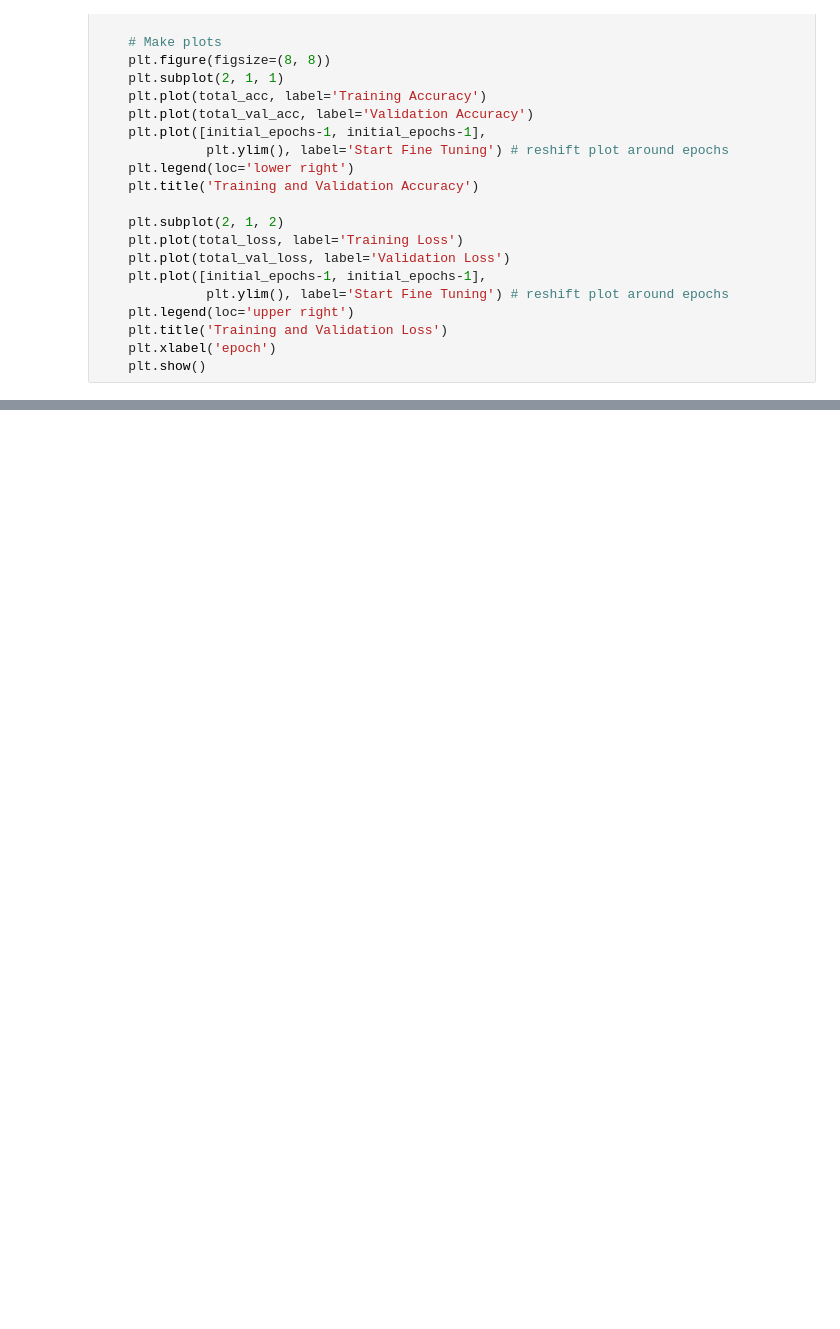
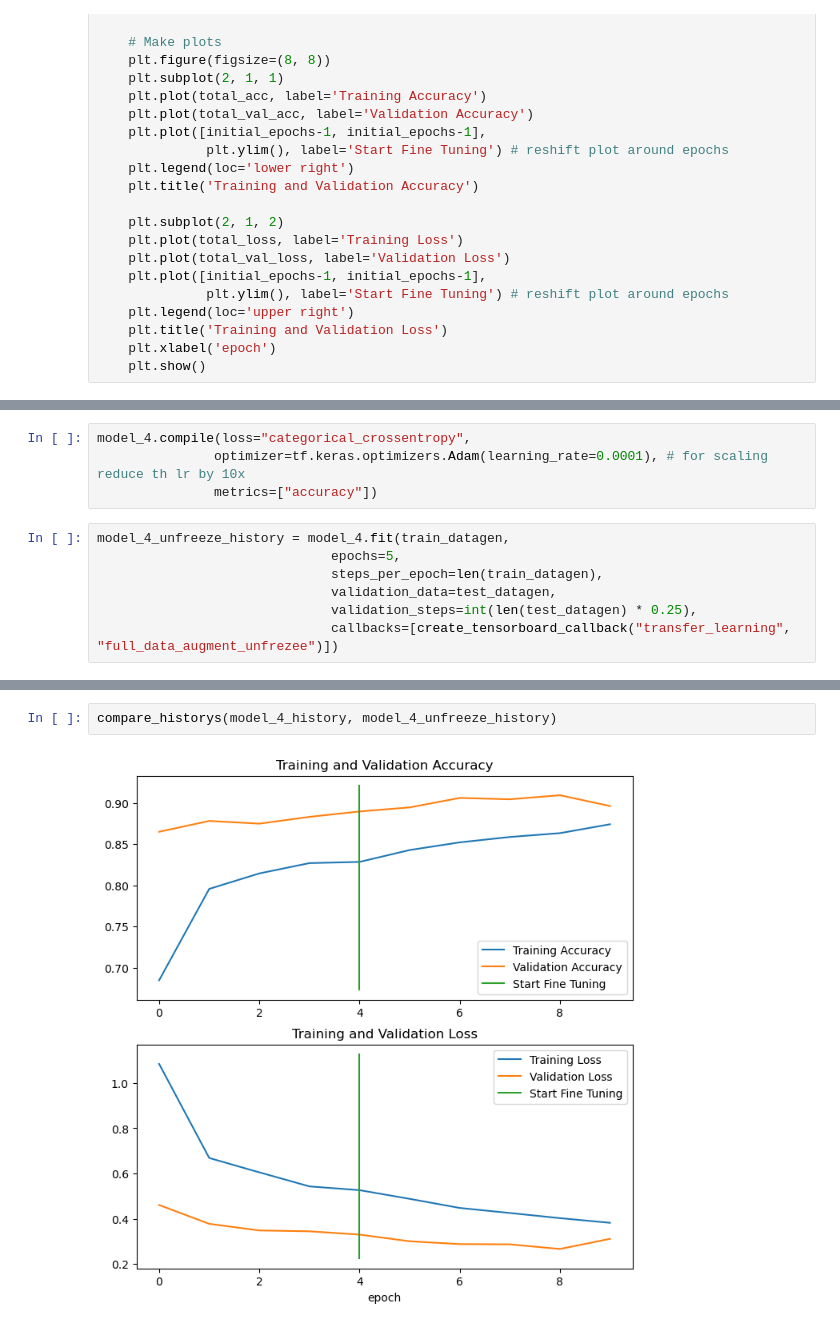
Before and after one commit to jahidul39306/TF_Journey, a Jupyter notebook: 5. Transfer Learning (Fine Tuning)/fine_tuning.ipynb, the cells around one changed output, grey strips where cells are left out. Cells and saved outputs as stored; diff of their text form; blank space fills up the shorter version.

```diff
--- a/5. Transfer Learning (Fine Tuning)/fine_tuning.ipynb
+++ b/5. Transfer Learning (Fine Tuning)/fine_tuning.ipynb
@@ -720,0 +471,11 @@ compare_historys(model_2_history, model_3_history)
+# %%
+model_4.compile(loss="categorical_crossentropy",
+               optimizer=tf.keras.optimizers.Adam(learning_rate=0.0001), # for scaling reduce th lr by 10x
+               metrics=["accuracy"])
+# %%
+model_4_unfreeze_history = model_4.fit(train_datagen,
+                              epochs=5,
+                              steps_per_epoch=len(train_datagen),
+                              validation_data=test_datagen,
+                              validation_steps=int(len(test_datagen) * 0.25),
+                              callbacks=[create_tensorboard_callback("transfer_learning", "full_data_augment_unfrezee")])
@@ -720,0 +504,4 @@ compare_historys(model_2_history, model_3_history)
+# %%
+compare_historys(model_4_history, model_4_unfreeze_history)
+# %% [output]
+[figure, added]
```
Also changed, not shown: parts of 69 cells of this notebook.
